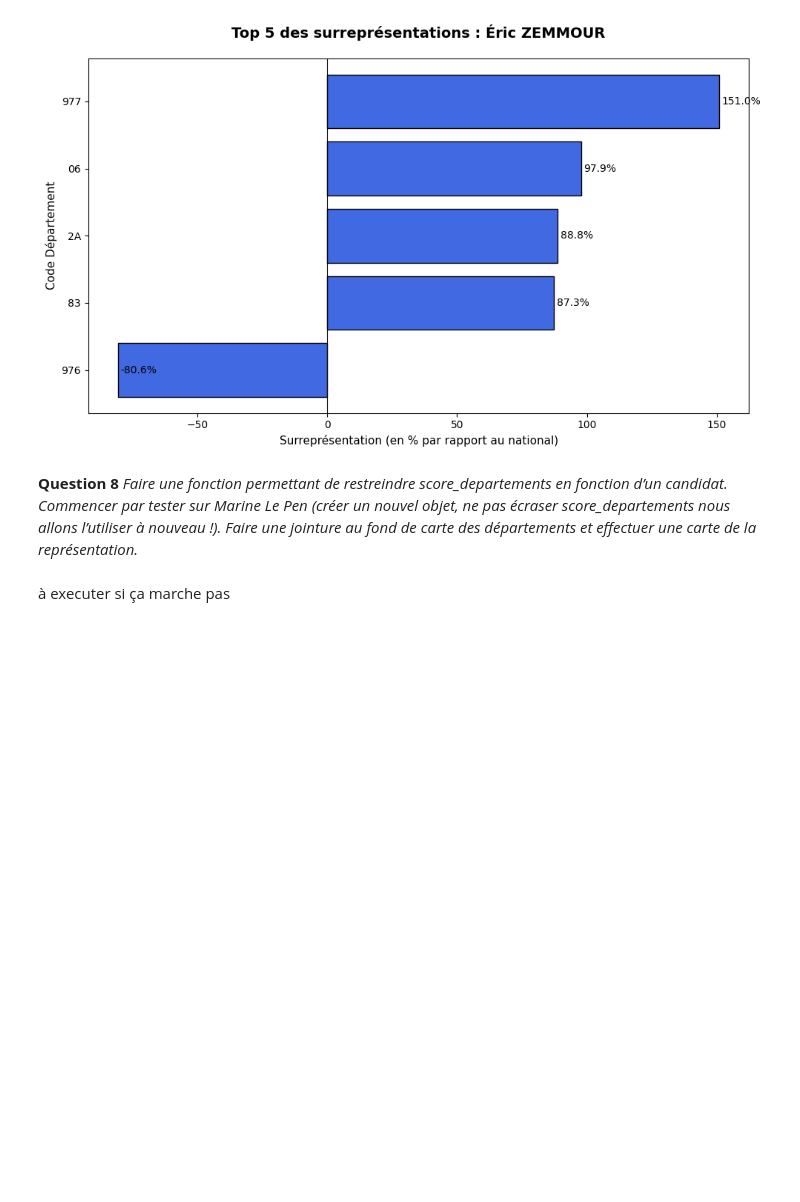
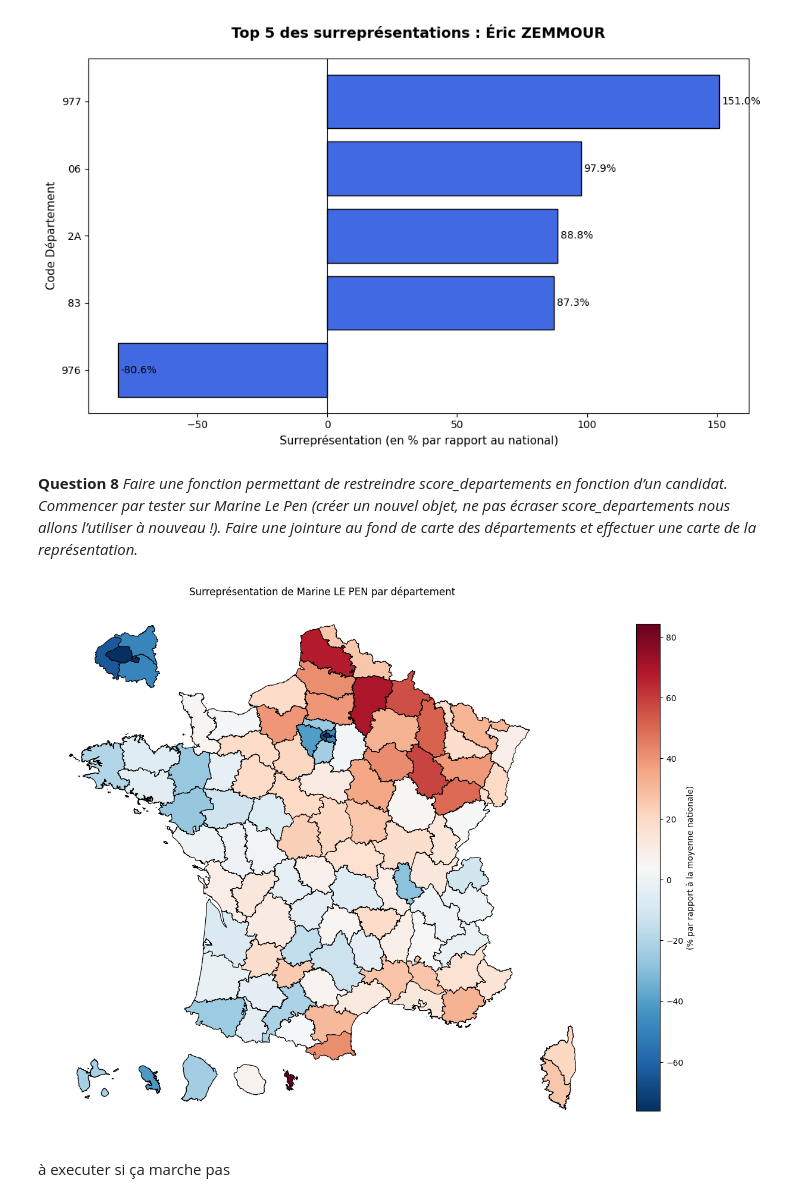
Before and after one commit to louisepech/dm_pds, a Jupyter notebook: dm.ipynb, the cells around one changed output. Saved outputs shown, nothing was run; the diff lists cells and outputs as text; code cells hidden in the pictures; blank space fills up the shorter version.

```diff
--- a/dm.ipynb
+++ b/dm.ipynb
@@ -267,6 +267,12 @@ fonctions.tracer_top_surrepresentations(score_departements, "Éric ZEMMOUR")
 **Question 8**
 *Faire une fonction permettant de restreindre score_departements en fonction d’un candidat. Commencer par tester sur Marine Le Pen (créer un nouvel objet, ne pas écraser score_departements nous allons l’utiliser à nouveau !).*
 *Faire une jointure au fond de carte des départements et effectuer une carte de la représentation.*
+# %%
+importlib.reload(fonctions)
+
+tracer_carte_surrepresentation(score_departements, "Marine LE PEN")
+# %% [output]
+[figure, added]
 # %% [markdown]
 à executer si ça marche pas
 # %%
```
Also changed, not shown: parts of 3 cells of this notebook, 2 other files.
